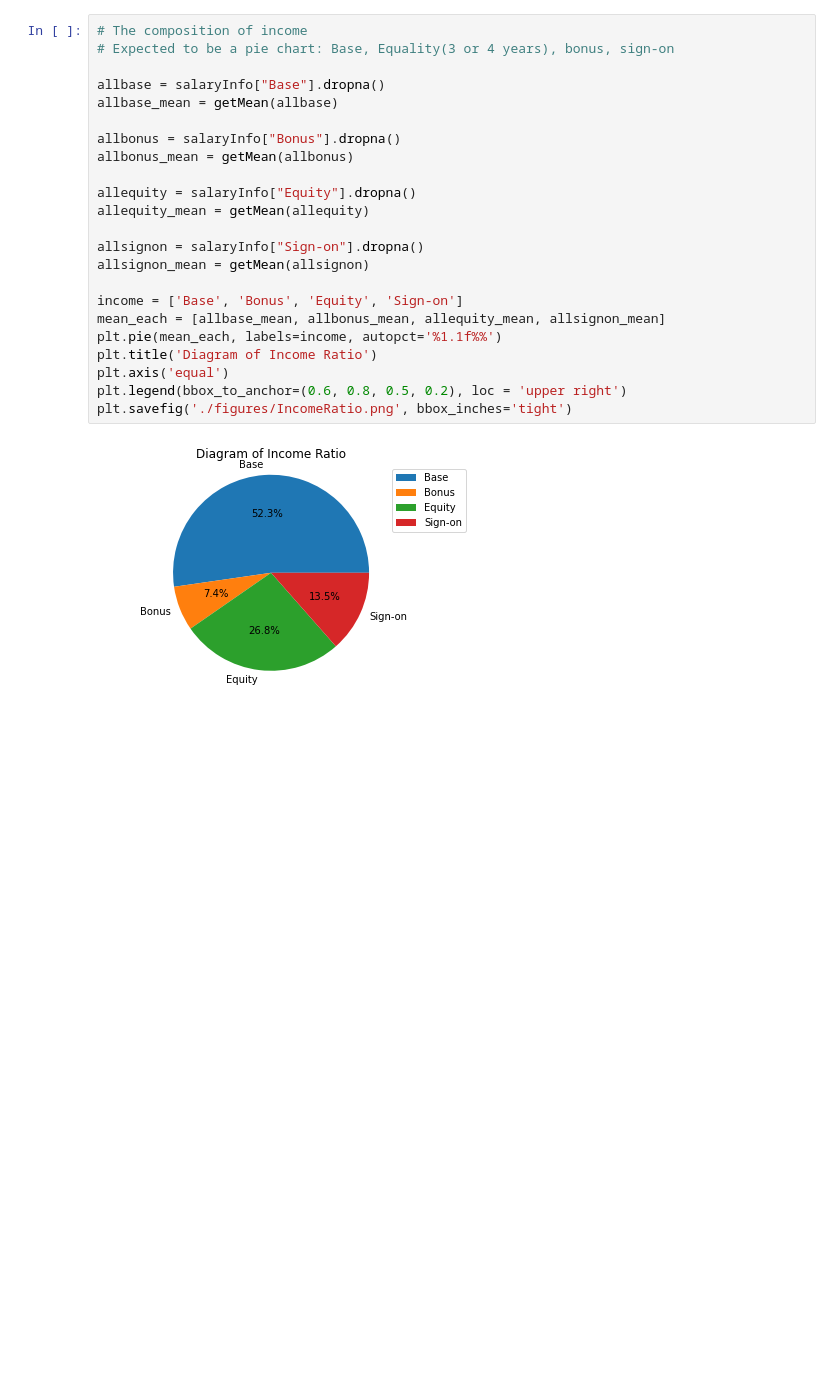
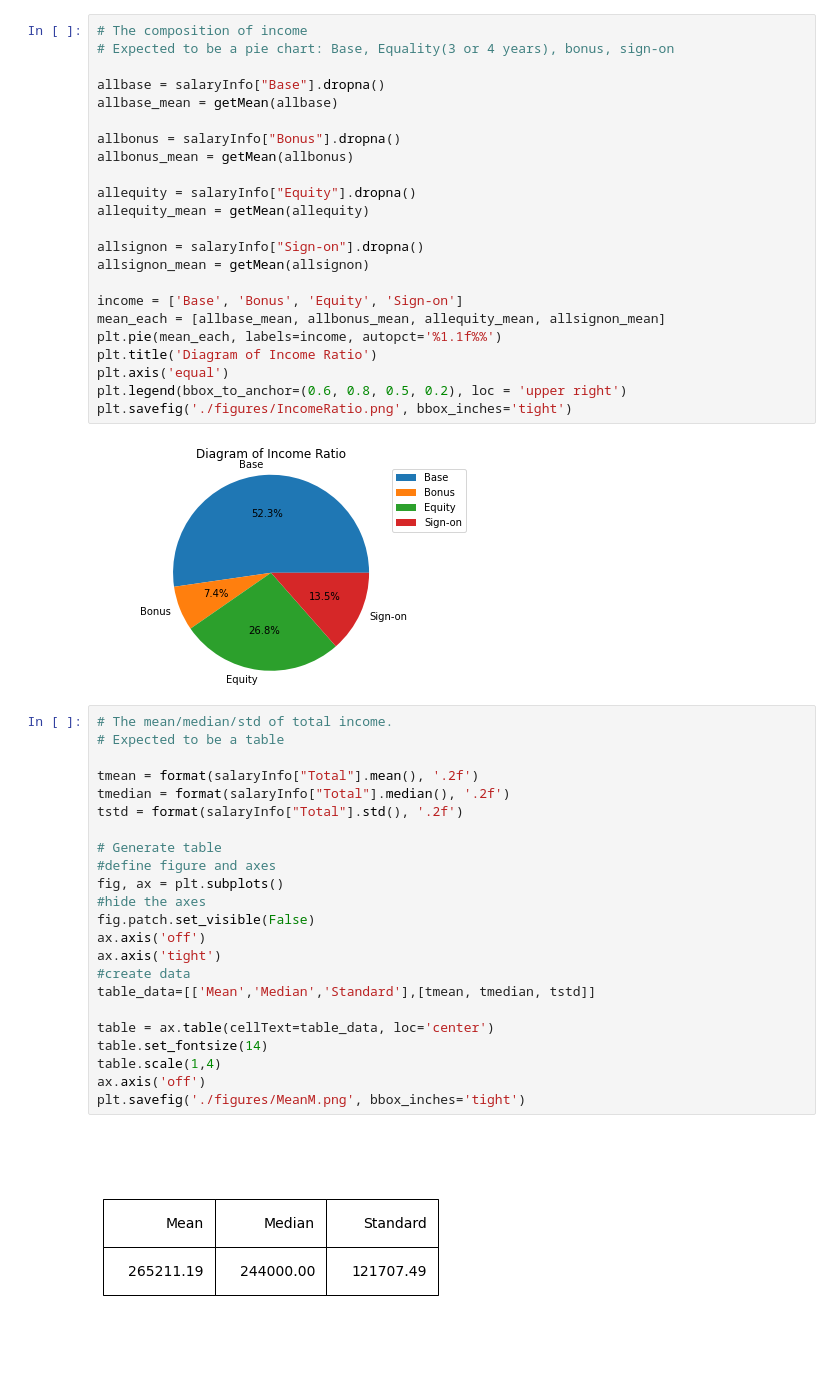
Before and after one commit to dorothyjx/damg-6105-Final-Project, a Jupyter notebook: project_final.ipynb, the cells around one changed output. Cells and saved outputs as stored; diff of their text form; blank space fills up the shorter version.

Commit message:
add Mean Median and Standard of total income fig

```diff
--- a/project_final.ipynb
+++ b/project_final.ipynb
@@ -429,3 +429,28 @@ plt.legend(bbox_to_anchor=(0.6, 0.8, 0.5, 0.2), loc = 'upper right')
 plt.savefig('./figures/IncomeRatio.png', bbox_inches='tight')
 # %% [output]
 [figure]
+# %%
+# The mean/median/std of total income.
+# Expected to be a table
+
+tmean = format(salaryInfo["Total"].mean(), '.2f')
+tmedian = format(salaryInfo["Total"].median(), '.2f')
+tstd = format(salaryInfo["Total"].std(), '.2f')
+
+# Generate table
+#define figure and axes
+fig, ax = plt.subplots()
+#hide the axes
+fig.patch.set_visible(False)
+ax.axis('off')
+ax.axis('tight')
+#create data
+table_data=[['Mean','Median','Standard'],[tmean, tmedian, tstd]]
+
+table = ax.table(cellText=table_data, loc='center')
+table.set_fontsize(14)
+table.scale(1,4)
+ax.axis('off')
+plt.savefig('./figures/MeanM.png', bbox_inches='tight')
+# %% [output]
+[figure, added]
```
Also changed, not shown: parts of 6 cells of this notebook, 1 other file.
